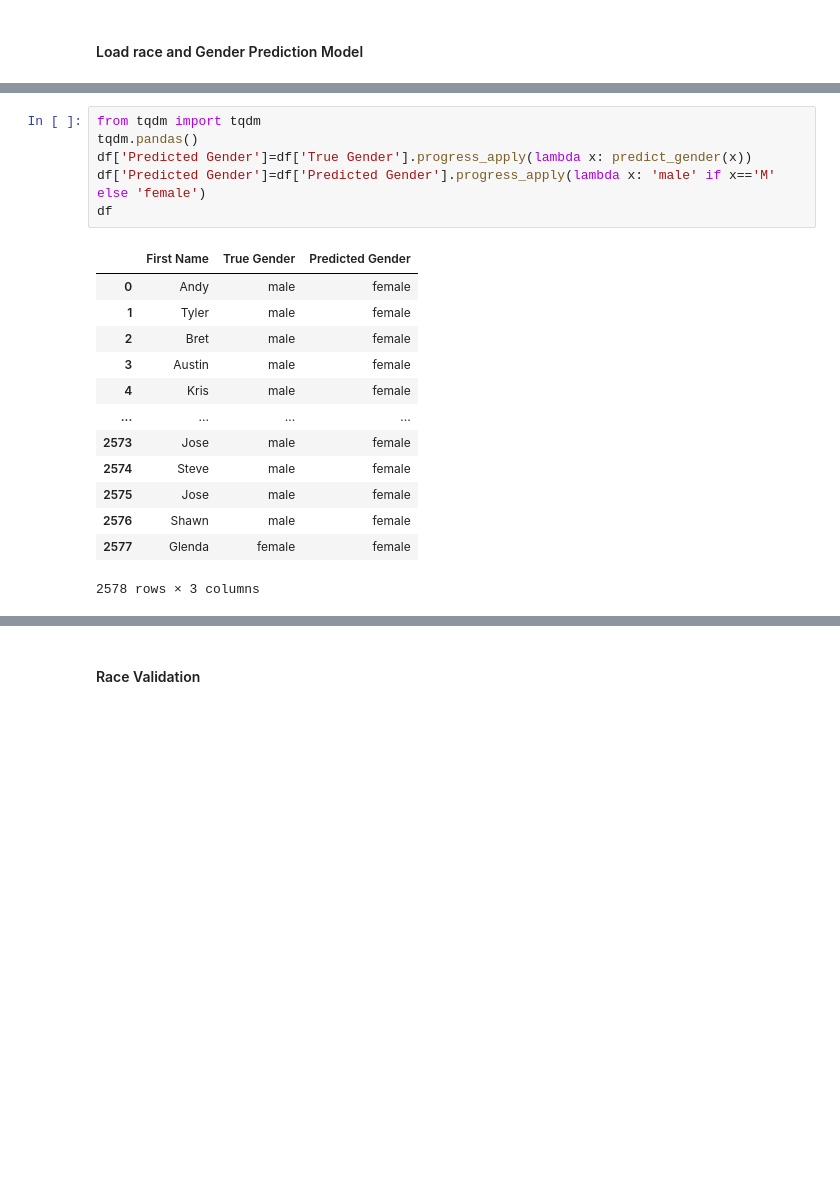
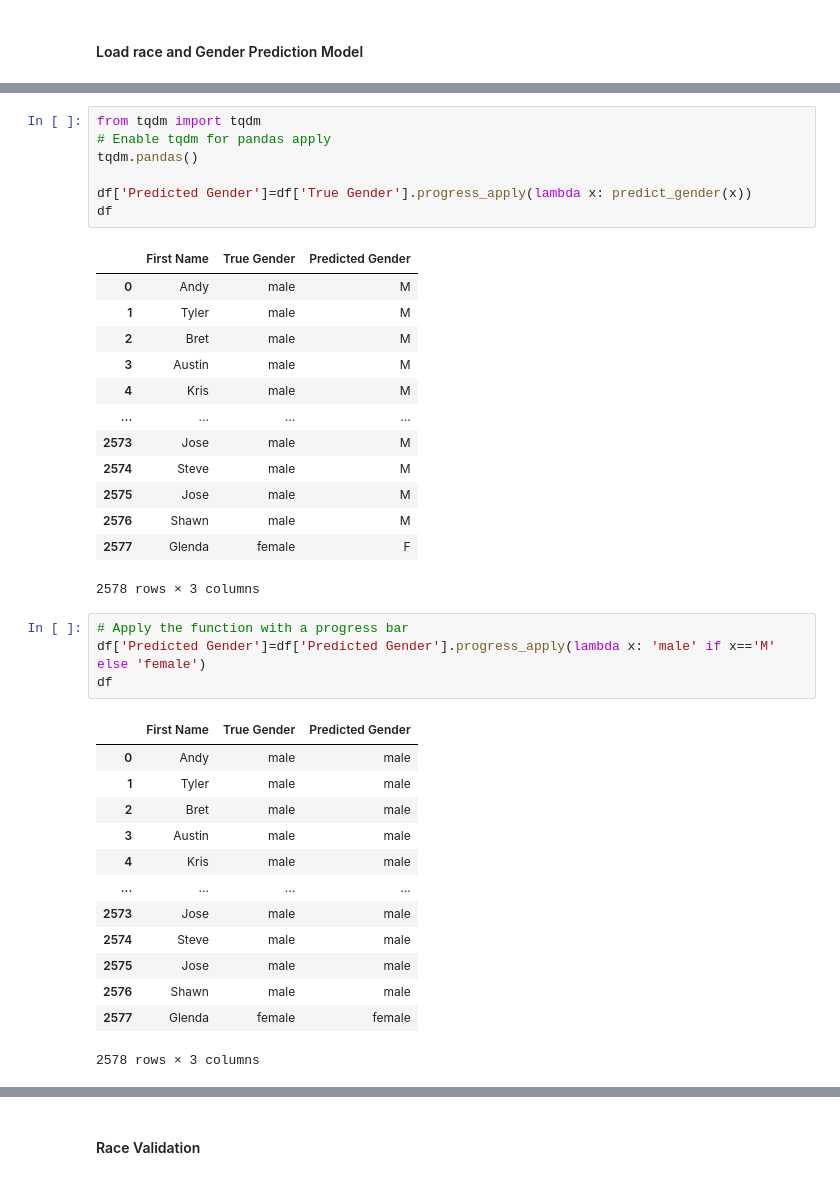
Before and after one commit to khondhaker/text-to-policy, a Jupyter notebook: Race_Gender_Model_Validation_Race.ipynb, the cells around one changed output, grey strips where cells are left out. Cells and saved outputs as stored; diff of their text form; blank space fills up the shorter version.

```diff
--- a/Race_Gender_Model_Validation_Race.ipynb
+++ b/Race_Gender_Model_Validation_Race.ipynb
@@ -145,23 +188,42 @@ Predicted Gender for 'John': Male
 # %%
 from tqdm import tqdm
+# Enable tqdm for pandas apply
 tqdm.pandas()
+
 df['Predicted Gender']=df['True Gender'].progress_apply(lambda x: predict_gender(x))
-df['Predicted Gender']=df['Predicted Gender'].progress_apply(lambda x: 'male' if x=='M' else 'female')
 df
 # %% [output]
 |  | First Name | True Gender | Predicted Gender |
-| 0 | Andy | male | female |
-| 1 | Tyler | male | female |
-| 2 | Bret | male | female |
-| 3 | Austin | male | female |
-| 4 | Kris | male | female |
+| 0 | Andy | male | M |
+| 1 | Tyler | male | M |
+| 2 | Bret | male | M |
+| 3 | Austin | male | M |
+| 4 | Kris | male | M |
 | ... | ... | ... | ... |
-| 2573 | Jose | male | female |
-| 2574 | Steve | male | female |
-| 2575 | Jose | male | female |
-| 2576 | Shawn | male | female |
-| 2577 | Glenda | female | female |
+| 2573 | Jose | male | M |
+| 2574 | Steve | male | M |
+| 2575 | Jose | male | M |
+| 2576 | Shawn | male | M |
+| 2577 | Glenda | female | F |
 2578 rows × 3 columns
+# %%
+# Apply the function with a progress bar
+df['Predicted Gender']=df['Predicted Gender'].progress_apply(lambda x: 'male' if x=='M' else 'female')
+df
+# %% [output]
+|  | First Name | True Gender | Predicted Gender |
+| 0 | Andy | male | male |
+| 1 | Tyler | male | male |
+| 2 | Bret | male | male |
+| 3 | Austin | male | male |
+| 4 | Kris | male | male |
+| ... | ... | ... | ... |
+| 2573 | Jose | male | male |
+| 2574 | Steve | male | male |
+| 2575 | Jose | male | male |
+| 2576 | Shawn | male | male |
+| 2577 | Glenda | female | female |
+2578 rows × 3 columns
 # %%
 from sklearn.metrics import confusion_matrix, ConfusionMatrixDisplay
 import matplotlib.pyplot as plt
```
Also changed, not shown: parts of 4 cells of this notebook, 2 other files.
